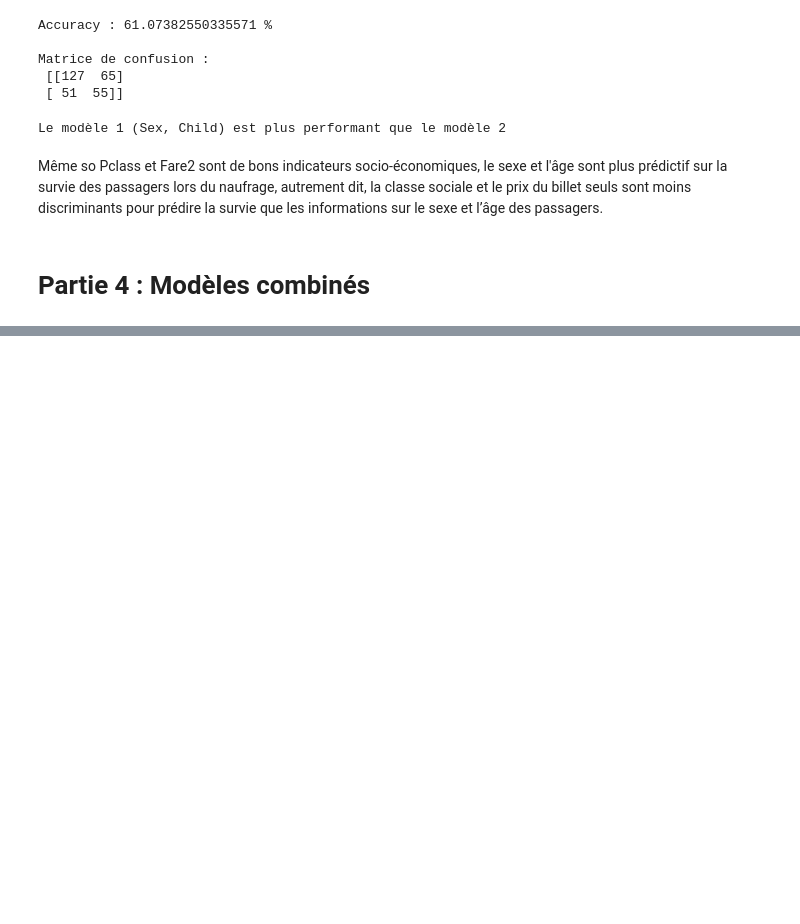
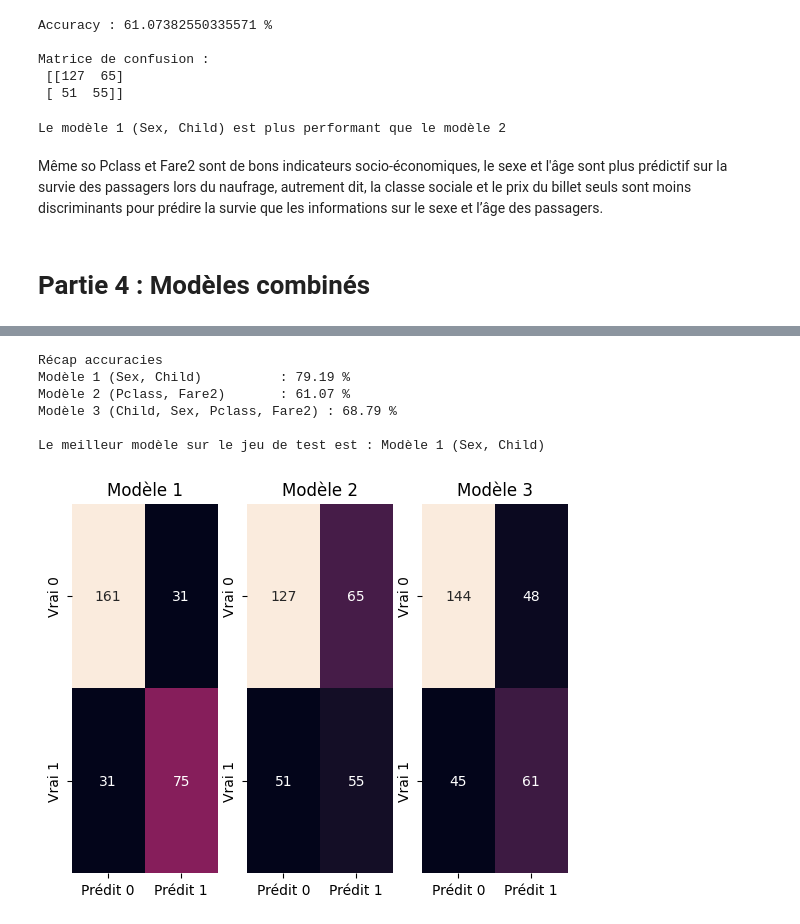
Before and after one commit to mathura-snth/Apprentissage-Stat, a Jupyter notebook: AS_TP/AS_TP4/TP4.ipynb, the cells around one changed output, grey strips where cells are left out. Drawn from its saved outputs; the diff is of its cells as text; code cells hidden in the pictures; blank space fills up the shorter version.

```diff
--- a/AS_TP/AS_TP4/TP4.ipynb
+++ b/AS_TP/AS_TP4/TP4.ipynb
@@ -121,8 +127,8 @@ Question 3 : hypothèse potentiellement biaisée : On suppose que tous les passa
 Pour corriger ce biais on peut ignorer les passagers dont l’âge est manquant
 # %%
 import numpy as np
-
-df['Child_corrigé'] = np.where(df['Age'].isna(), np.nan, np.where(df['Age'] < 18, 'child', 'adult'))
+df['Child_corrigé'] = np.where(df['Age'] < 18, 'child', 'adult')
+df['Child_corrigé'] = df['Child_corrigé'].where(df['Age'].notna())
 
 taux_survie_age_corrige = df.groupby('Child_corrigé')['Survived'].mean() * 100
 print(taux_survie_age_corrige)
@@ -341,0 +366,3 @@ Même so Pclass et Fare2 sont de bons indicateurs socio-économiques, le sexe et
+# %%
+classifier_3 = CategoricalNB()
+classifier_3.fit(X_train_3_encoded, y_train)
@@ -341,0 +371,10 @@ Même so Pclass et Fare2 sont de bons indicateurs socio-économiques, le sexe et
+# %%
+y_pred_3 = classifier_3.predict(X_test_3_encoded)
+
+accuracy3 = accuracy_score(y_test, y_pred_3)
+cm_3 = confusion_matrix(y_test, y_pred_3)
+classif_report = classification_report(y_test, y_pred_3, target_names=['Décédé (0)', 'Survivant (1)'])
+
+print(f"Accuracy du modèle 3 : {accuracy3 * 100} %\n")
+print("Matrice de confusion :\n", cm_3)
+print("\nRapport de classification :\n", classif_report)
@@ -341,0 +397,29 @@ Même so Pclass et Fare2 sont de bons indicateurs socio-économiques, le sexe et
+# %%
+modeles = {
+    "Modèle 1 (Sex, Child)": accuracy,
+    "Modèle 2 (Pclass, Fare2)": accuracy2,
+    "Modèle 3 (Child, Sex, Pclass, Fare2)": accuracy3,
+}
+
+print("Récap accuracies")
+for nom, acc in modeles.items():
+    print(f"{nom:<30} : {acc * 100:.2f} %")
+
+meilleur_modele = max(modeles, key=modeles.get)
+print(f"\nLe meilleur modèle sur le jeu de test est : {meilleur_modele}")
+
+
+fig, axes = plt.subplots(1, 3)
+for ax, (nom, m) in zip(axes, [("Modèle 1", confusion_matrix(y_test, y_pred)),("Modèle 2", confusion_matrix(y_test_2, y_pred_2)),("Modèle 3", cm_3)]):
+    sns.heatmap(m, annot=True, fmt='d', cbar=False, ax=ax, xticklabels=['Prédit 0', 'Prédit 1'], yticklabels=['Vrai 0', 'Vrai 1'])
+    # format décimal sinon err
+    ax.set_title(nom)
+plt.show()
+# %% [output]
+Récap accuracies
+Modèle 1 (Sex, Child)          : 79.19 %
+Modèle 2 (Pclass, Fare2)       : 61.07 %
+Modèle 3 (Child, Sex, Pclass, Fare2) : 68.79 %
+
+Le meilleur modèle sur le jeu de test est : Modèle 1 (Sex, Child)
+[figure, added]
```
Also changed, not shown: parts of 16 cells of this notebook.
